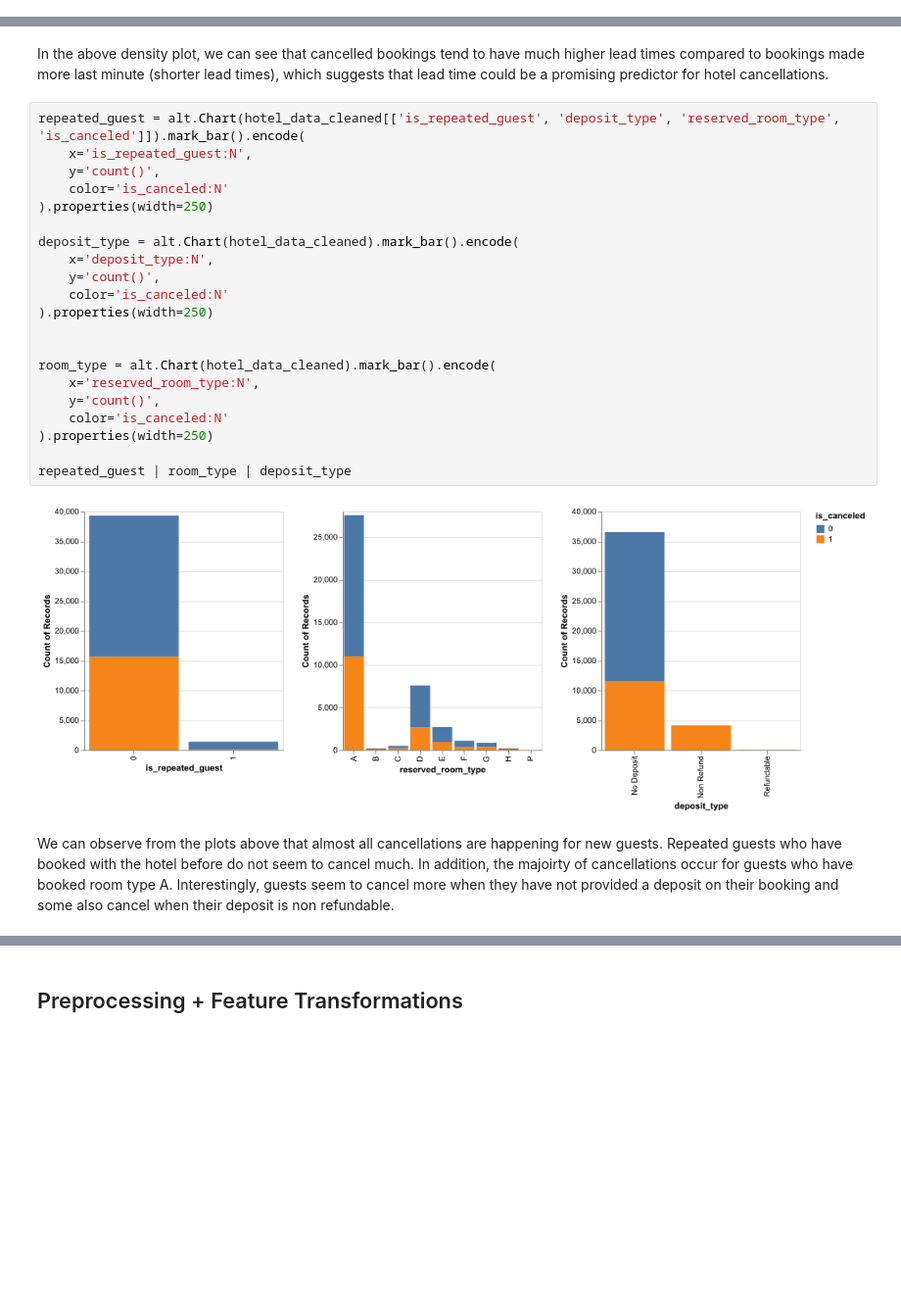
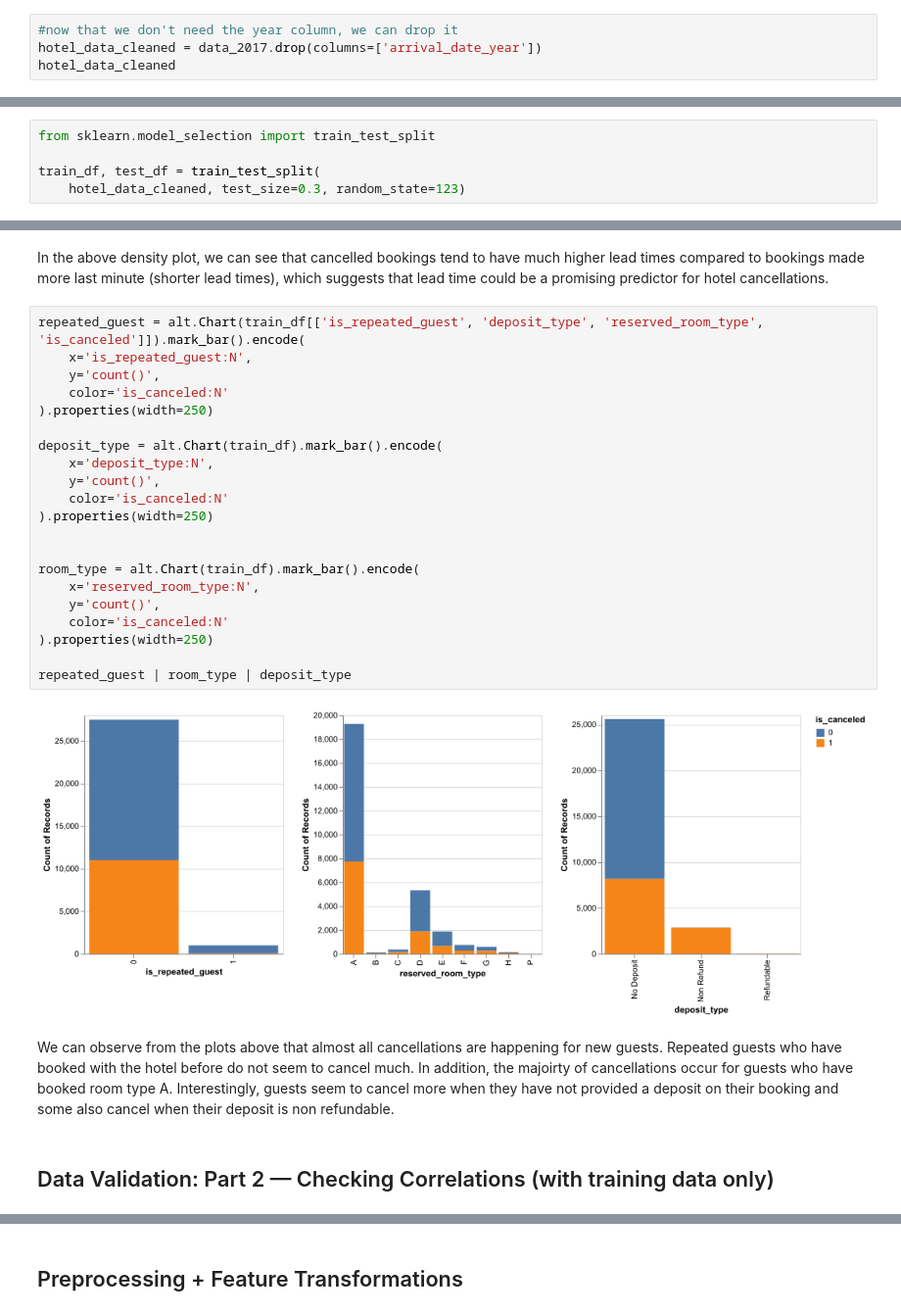
Before and after one commit to ahass9/DSCI-522-Group-Project, a Jupyter notebook: analysis.ipynb, the cells around one changed output, grey strips where cells are left out. Shown: that part at 98% size. Saved outputs shown, nothing was run; the diff lists cells and outputs as text; blank space fills up the shorter version.

```diff
--- a/analysis.ipynb
+++ b/analysis.ipynb
@@ -58,0 +90,4 @@ memory usage: 29.1+ MB
+# %%
+#now that we don't need the year column, we can drop it
+hotel_data_cleaned = data_2017.drop(columns=['arrival_date_year'])
+hotel_data_cleaned
@@ -58,0 +132,5 @@ memory usage: 29.1+ MB
+# %%
+from sklearn.model_selection import train_test_split
+
+train_df, test_df = train_test_split(
+    hotel_data_cleaned, test_size=0.3, random_state=123)
@@ -204,27 +219,29 @@ lead_time_plot
 # %% [markdown]
 In the above density plot, we can see that cancelled bookings tend to have much higher lead times compared to bookings made more last minute (shorter lead times), which suggests that lead time could be a promising predictor for hotel cancellations.
 # %%
-repeated_guest = alt.Chart(hotel_data_cleaned[['is_repeated_guest', 'deposit_type', 'reserved_room_type', 'is_canceled']]).mark_bar().encode(
+repeated_guest = alt.Chart(train_df[['is_repeated_guest', 'deposit_type', 'reserved_room_type', 'is_canceled']]).mark_bar().encode(
     x='is_repeated_guest:N',
     y='count()',
     color='is_canceled:N'
 ).properties(width=250)
 
-deposit_type = alt.Chart(hotel_data_cleaned).mark_bar().encode(
+deposit_type = alt.Chart(train_df).mark_bar().encode(
     x='deposit_type:N',
     y='count()',
     color='is_canceled:N'
 ).properties(width=250)
 
 
-room_type = alt.Chart(hotel_data_cleaned).mark_bar().encode(
+room_type = alt.Chart(train_df).mark_bar().encode(
     x='reserved_room_type:N',
     y='count()',
     color='is_canceled:N'
 ).properties(width=250)
 
 repeated_guest | room_type | deposit_type
 # %% [output]
-[figure, old version]
+[figure, new version]
 # %% [markdown]
 We can observe from the plots above that almost all cancellations are happening for new guests. Repeated guests who have booked with the hotel before do not seem to cancel much. In addition, the majoirty of cancellations occur for guests who have booked room type A. Interestingly, guests seem to cancel more when they have not provided a deposit on their booking and some also cancel when their deposit is non refundable.
+# %% [markdown]
+## Data Validation: Part 2 — Checking Correlations (with training data only)
```
Also changed, not shown: parts of 36 cells of this notebook.
